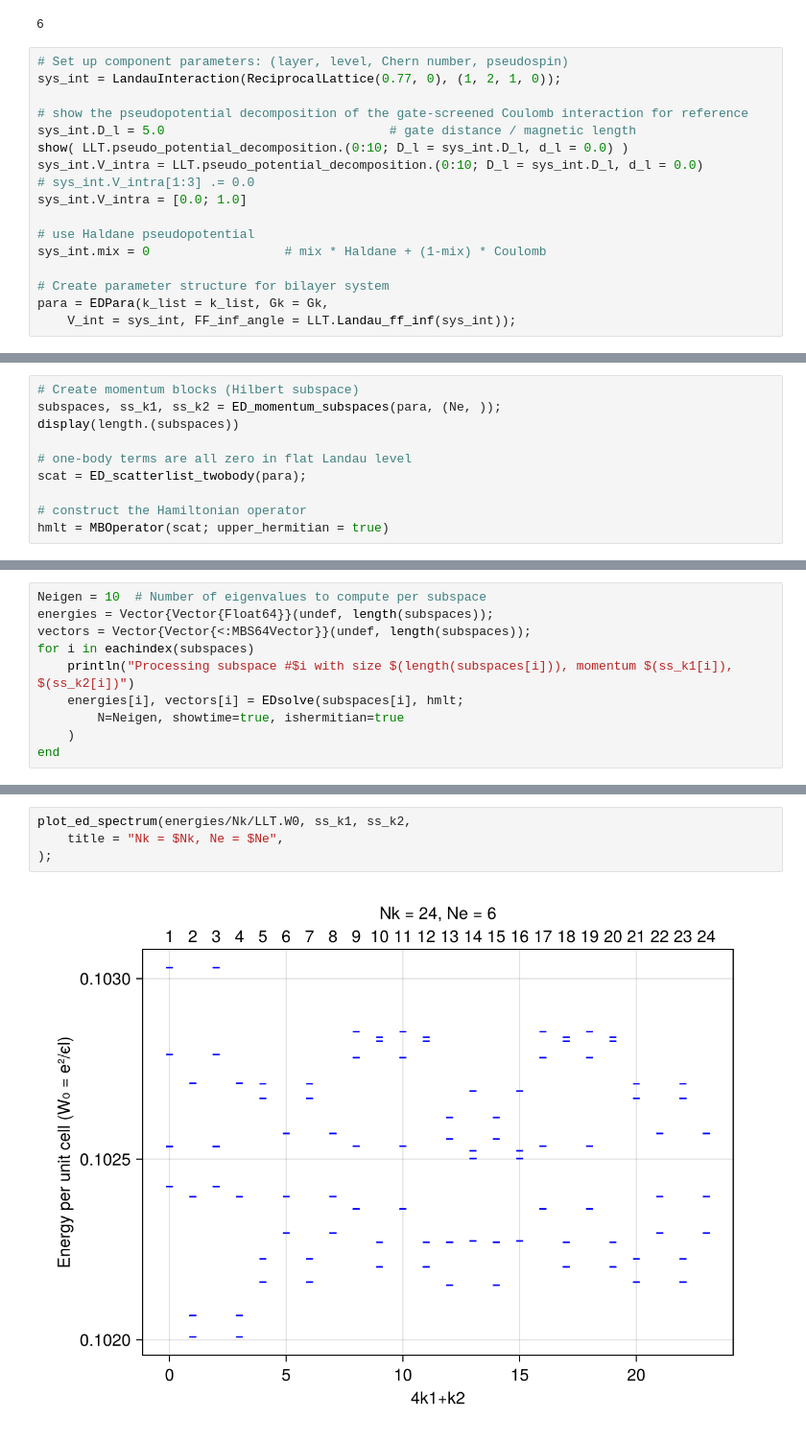
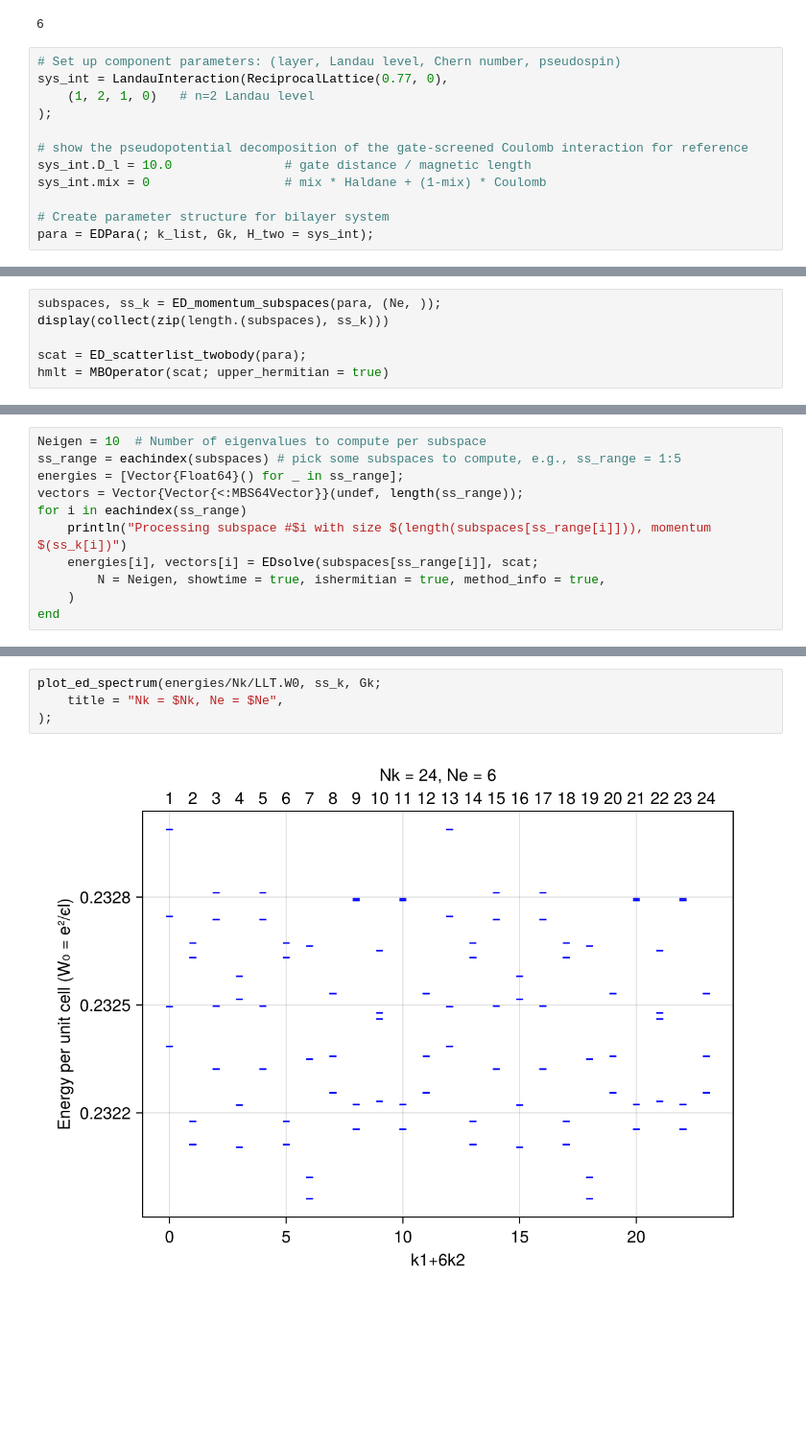
Before and after one commit to Zou-Bo/MomentumED.jl, a Jupyter notebook: landau level torus/discrete symmetry breaking/1.CDW.ipynb, the cells around one changed output, grey strips where cells are left out. Shown at 96% size. Cells and saved outputs as stored; diff of their text form; blank space fills up the shorter version.

Commit message:
finish arbitrary dimension EDPara; momentum decomposition output NTuple{dim, Int64} as the momenta; update all examples of Landau levels on torus

```diff
--- a/landau level torus/discrete symmetry breaking/1.CDW.ipynb
+++ b/landau level torus/discrete symmetry breaking/1.CDW.ipynb
@@ -120,19 +76,14 @@ Ne = 6          # Ne electrons for this system
 # %% [output]
 6
 # %%
-# Set up component parameters: (layer, level, Chern number, pseudospin)
-sys_int = LandauInteraction(ReciprocalLattice(0.77, 0), (1, 2, 1, 0));
+# Set up component parameters: (layer, Landau level, Chern number, pseudospin)
+sys_int = LandauInteraction(ReciprocalLattice(0.77, 0),
+    (1, 2, 1, 0)   # n=2 Landau level
+);
 
 # show the pseudopotential decomposition of the gate-screened Coulomb interaction for reference
-sys_int.D_l = 5.0                              # gate distance / magnetic length
-show( LLT.pseudo_potential_decomposition.(0:10; D_l = sys_int.D_l, d_l = 0.0) )
-sys_int.V_intra = LLT.pseudo_potential_decomposition.(0:10; D_l = sys_int.D_l, d_l = 0.0)
-# sys_int.V_intra[1:3] .= 0.0
-sys_int.V_intra = [0.0; 1.0]
-
-# use Haldane pseudopotential
+sys_int.D_l = 10.0               # gate distance / magnetic length
 sys_int.mix = 0                  # mix * Haldane + (1-mix) * Coulomb
 
 # Create parameter structure for bilayer system
-para = EDPara(k_list = k_list, Gk = Gk,
-    V_int = sys_int, FF_inf_angle = LLT.Landau_ff_inf(sys_int));
+para = EDPara(; k_list, Gk, H_two = sys_int);
@@ -141,11 +90,7 @@ para = EDPara(k_list = k_list, Gk = Gk,
 # %%
-# Create momentum blocks (Hilbert subspace)
-subspaces, ss_k1, ss_k2 = ED_momentum_subspaces(para, (Ne, ));
-display(length.(subspaces))
+subspaces, ss_k = ED_momentum_subspaces(para, (Ne, ));
+display(collect(zip(length.(subspaces), ss_k)))
 
-# one-body terms are all zero in flat Landau level
 scat = ED_scatterlist_twobody(para);
-
-# construct the Hamiltonian operator
 hmlt = MBOperator(scat; upper_hermitian = true)
 # %% [output]
@@ -170,12 +115,13 @@ Many Body Operator (Hermitian, upper triangle entries only) :
         Vector{EDCore.Scatter{ComplexF64, MBS64{24}}} with 1734 scattering terms
 # %%
 Neigen = 10  # Number of eigenvalues to compute per subspace
-energies = Vector{Vector{Float64}}(undef, length(subspaces));
-vectors = Vector{Vector{<:MBS64Vector}}(undef, length(subspaces));
-for i in eachindex(subspaces)
-    println("Processing subspace #$i with size $(length(subspaces[i])), momentum $(ss_k1[i]), $(ss_k2[i])")
-    energies[i], vectors[i] = EDsolve(subspaces[i], hmlt;
-        N=Neigen, showtime=true, ishermitian=true
+ss_range = eachindex(subspaces) # pick some subspaces to compute, e.g., ss_range = 1:5
+energies = [Vector{Float64}() for _ in ss_range];
+vectors = Vector{Vector{<:MBS64Vector}}(undef, length(ss_range));
+for i in eachindex(ss_range)
+    println("Processing subspace #$i with size $(length(subspaces[ss_range[i]])), momentum $(ss_k[i])")
+    energies[i], vectors[i] = EDsolve(subspaces[ss_range[i]], scat;
+        N = Neigen, showtime = true, ishermitian = true, method_info = true,
     )
 end
 # %% [output]
@@ -199,6 +145,6 @@ Processing subspace #24 with size 5616, momentum 5, 3
 # %%
-plot_ed_spectrum(energies/Nk/LLT.W0, ss_k1, ss_k2,
+plot_ed_spectrum(energies/Nk/LLT.W0, ss_k, Gk;
     title = "Nk = $Nk, Ne = $Ne",
 );
 # %% [output]
-[figure, old version]
+[figure, new version]
```
Also changed, not shown: parts of 16 cells of this notebook, 18 other files.
